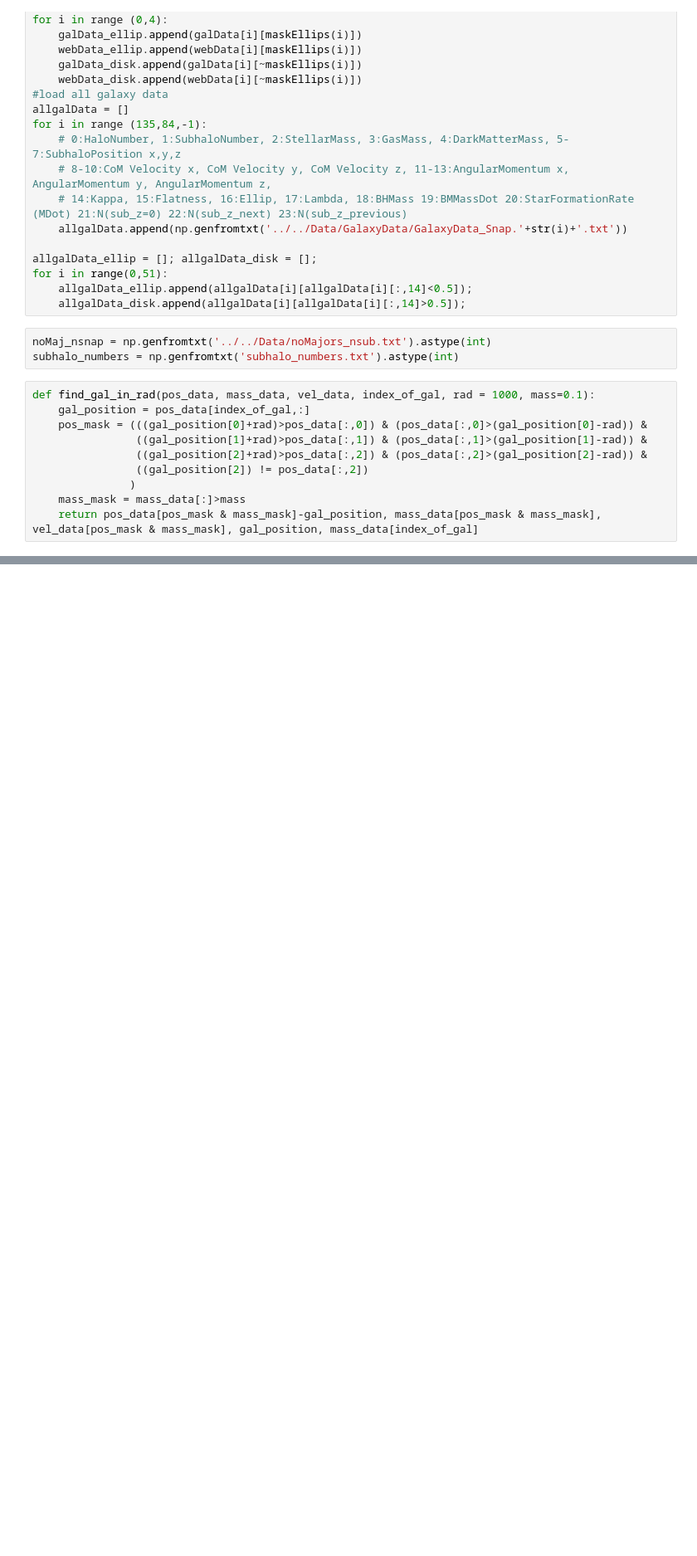
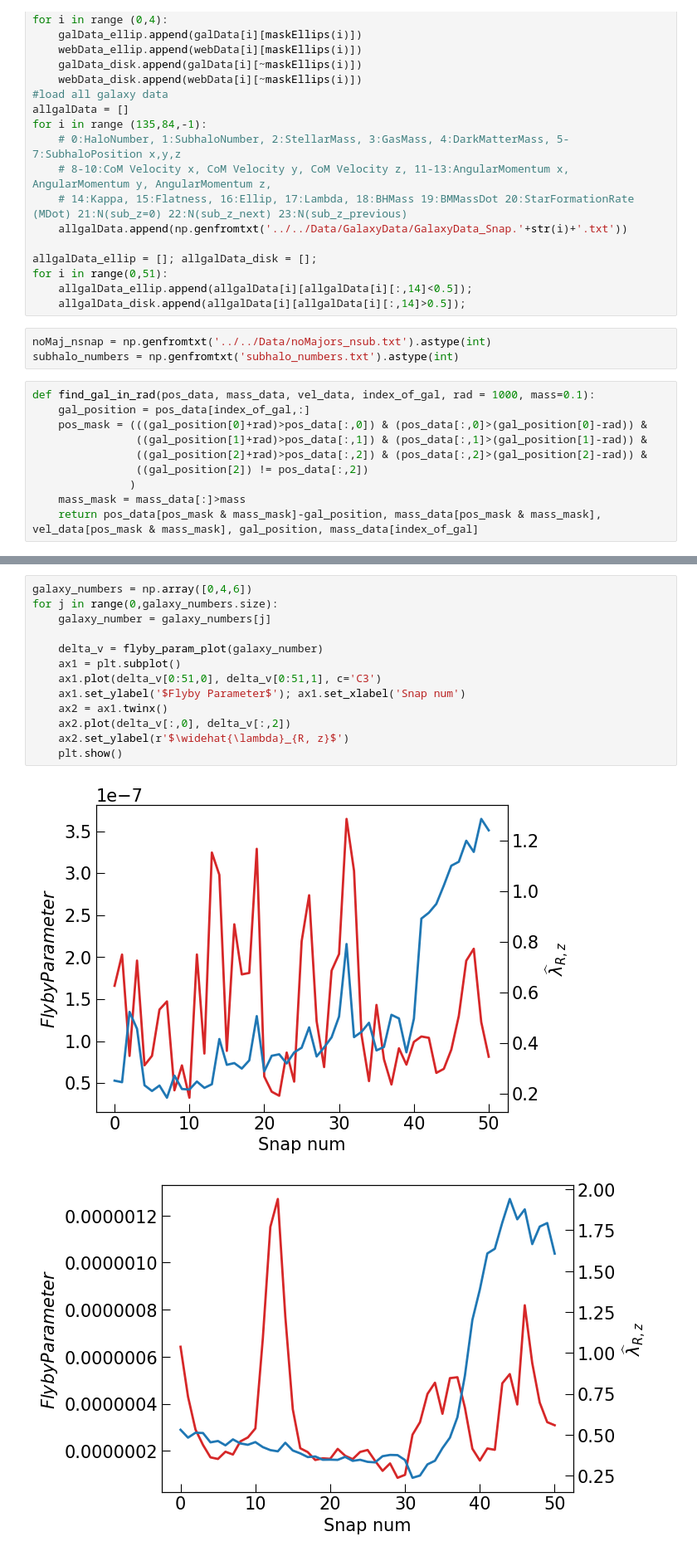
Before and after one commit to zpenoyre/illustris, a Jupyter notebook: web/code/flyby_check.ipynb, the cells around one changed output, grey strips where cells are left out. Shown at 83% size. Drawn from its saved outputs; the diff is of its cells as text; blank space fills up the shorter version.

```diff
--- a/web/code/flyby_check.ipynb
+++ b/web/code/flyby_check.ipynb
@@ -186,0 +222,16 @@ subhalo_numbers.shape
+# %%
+galaxy_numbers = np.array([0,4,6])
+for j in range(0,galaxy_numbers.size):
+    galaxy_number = galaxy_numbers[j]
+
+    delta_v = flyby_param_plot(galaxy_number)
+    ax1 = plt.subplot()
+    ax1.plot(delta_v[0:51,0], delta_v[0:51,1], c='C3')
+    ax1.set_ylabel('$Flyby Parameter$'); ax1.set_xlabel('Snap num')
+    ax2 = ax1.twinx()
+    ax2.plot(delta_v[:,0], delta_v[:,2])
+    ax2.set_ylabel(r'$\widehat{\lambda}_{R, z}$')
+    plt.show()
+# %% [output]
+[figure, added]
+[figure, added]
```
Also changed, not shown: parts of 14 cells of this notebook, 15 other files.
